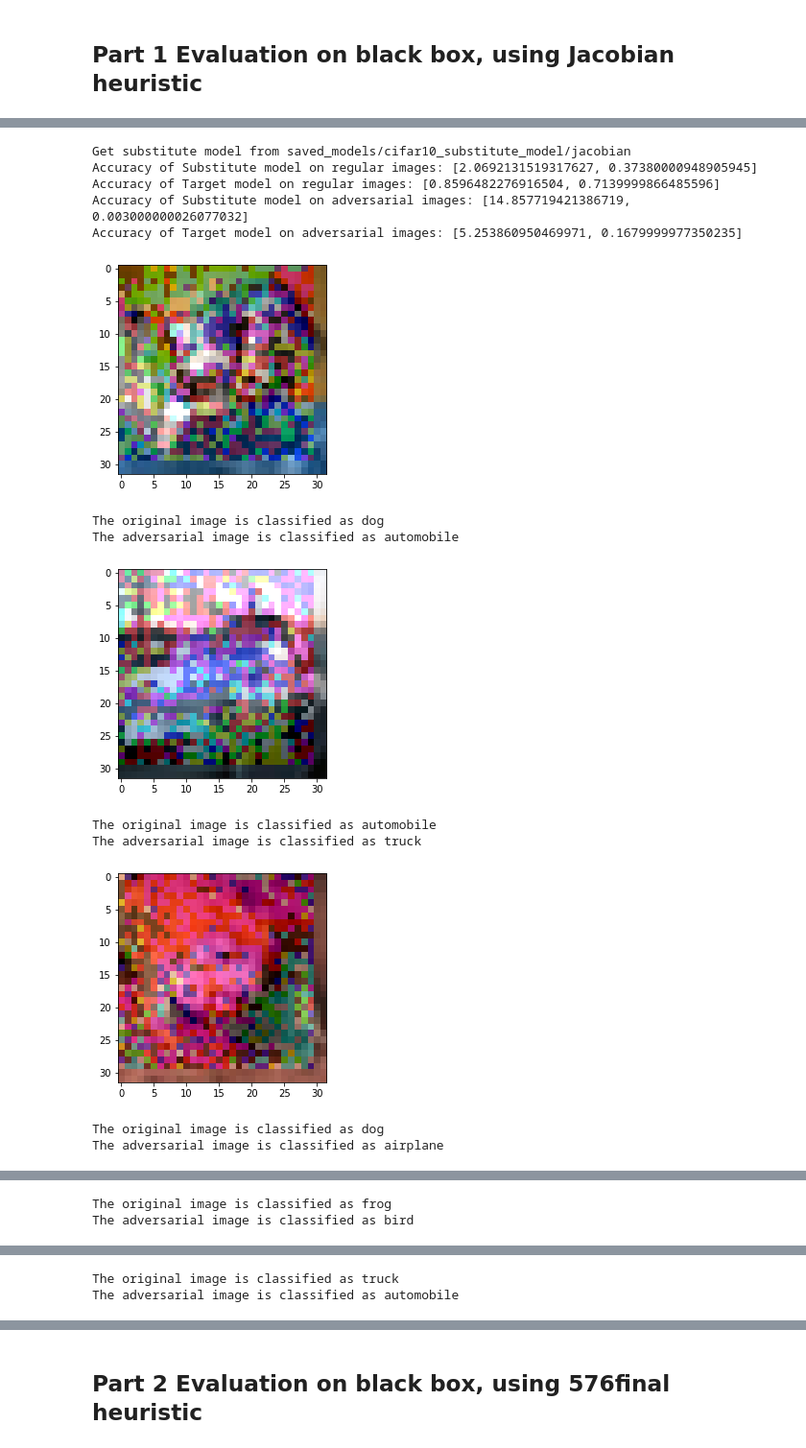
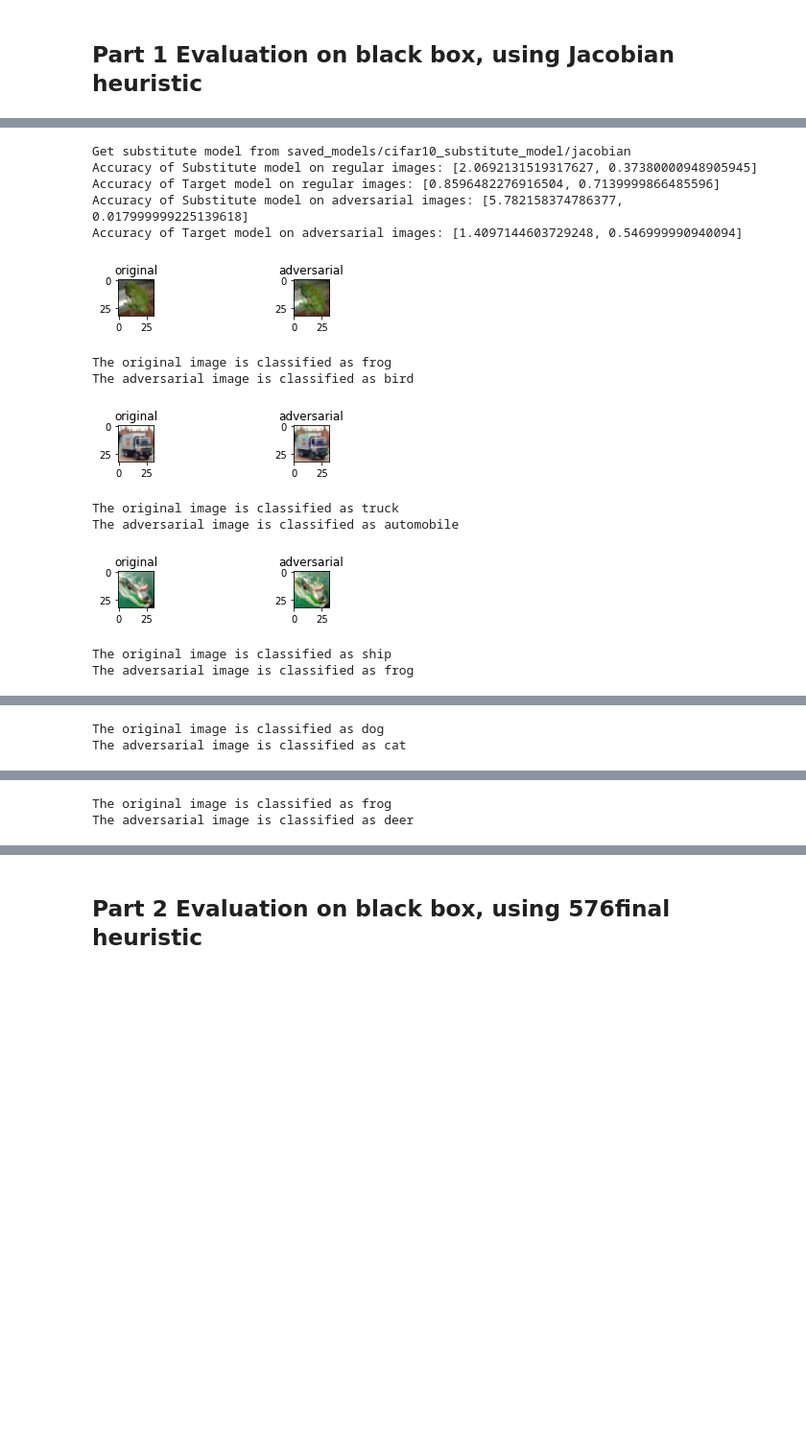
Before and after one commit to RogerLei710/COMP-576-Final-Proj, a Jupyter notebook: report-cifar10.ipynb, the cells around one changed output, grey strips where cells are left out. Shown at 96% size. Drawn from its saved outputs; the diff is of its cells as text; code cells hidden in the pictures; blank space fills up the shorter version.

Commit message:
update epsilon in current cifar10 report (0.2 -> 0.05) - expose epsilon to apis - plot with original and adversarial image

```diff
--- a/report-cifar10.ipynb
+++ b/report-cifar10.ipynb
@@ -59,20 +83,20 @@ INFO:tensorflow:Assets written to: saved_models/cifar10_substitute_model/jacobia
 # %%
 from cifar10_attack import run_experiment
 
 # Run experiment using jacobian heuristic
-run_experiment(substitute_model_loc='saved_models/cifar10_substitute_model/jacobian', plot=True)
+run_experiment(substitute_model_loc='saved_models/cifar10_substitute_model/jacobian', plot=True, epslion=0.05)
 # %% [output]
 Get substitute model from saved_models/cifar10_substitute_model/jacobian
 Accuracy of Substitute model on regular images: [2.0692131519317627, 0.37380000948905945]
 Accuracy of Target model on regular images: [0.8596482276916504, 0.7139999866485596]
-Accuracy of Substitute model on adversarial images: [14.857719421386719, 0.003000000026077032]
-Accuracy of Target model on adversarial images: [5.253860950469971, 0.1679999977350235]
+Accuracy of Substitute model on adversarial images: [5.782158374786377, 0.017999999225139618]
+Accuracy of Target model on adversarial images: [1.4097144603729248, 0.546999990940094]
-[figure, old version]
+[figure, new version]
-The original image is classified as dog
-The adversarial image is classified as automobile
+The original image is classified as frog
+The adversarial image is classified as bird
-[figure, old version]
+[figure, new version]
-The original image is classified as automobile
-The adversarial image is classified as truck
+The original image is classified as truck
+The adversarial image is classified as automobile
-[figure, old version]
+[figure, new version]
-The original image is classified as dog
-The adversarial image is classified as airplane
+The original image is classified as ship
+The adversarial image is classified as frog
@@ -80,2 +104,2 @@ The adversarial image is classified as airplane
-The original image is classified as frog
-The adversarial image is classified as bird
+The original image is classified as dog
+The adversarial image is classified as cat
@@ -83,2 +107,2 @@ The adversarial image is classified as bird
-The original image is classified as truck
-The adversarial image is classified as automobile
+The original image is classified as frog
+The adversarial image is classified as deer
```
Also changed, not shown: parts of 4 cells of this notebook, 1 other file.
